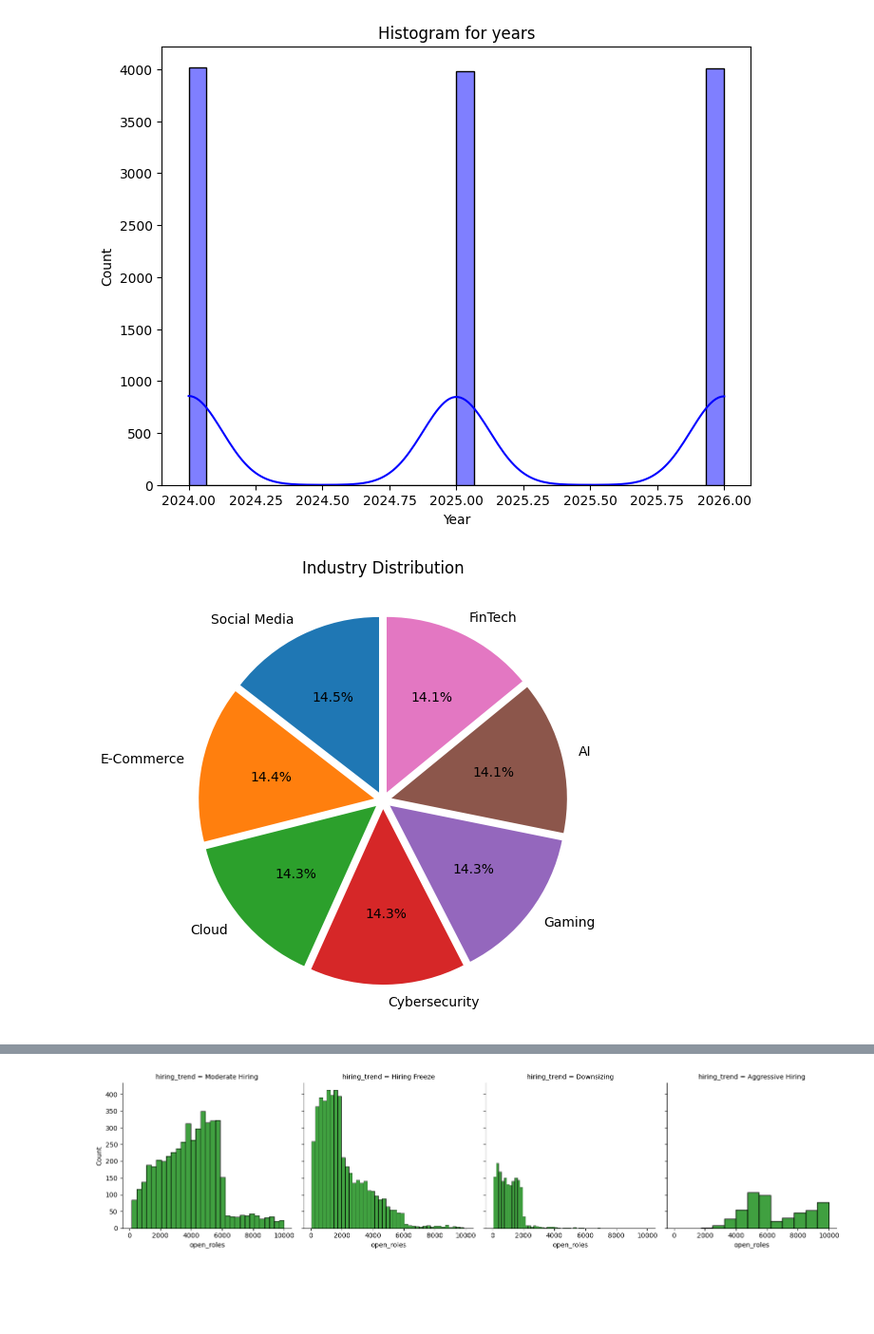
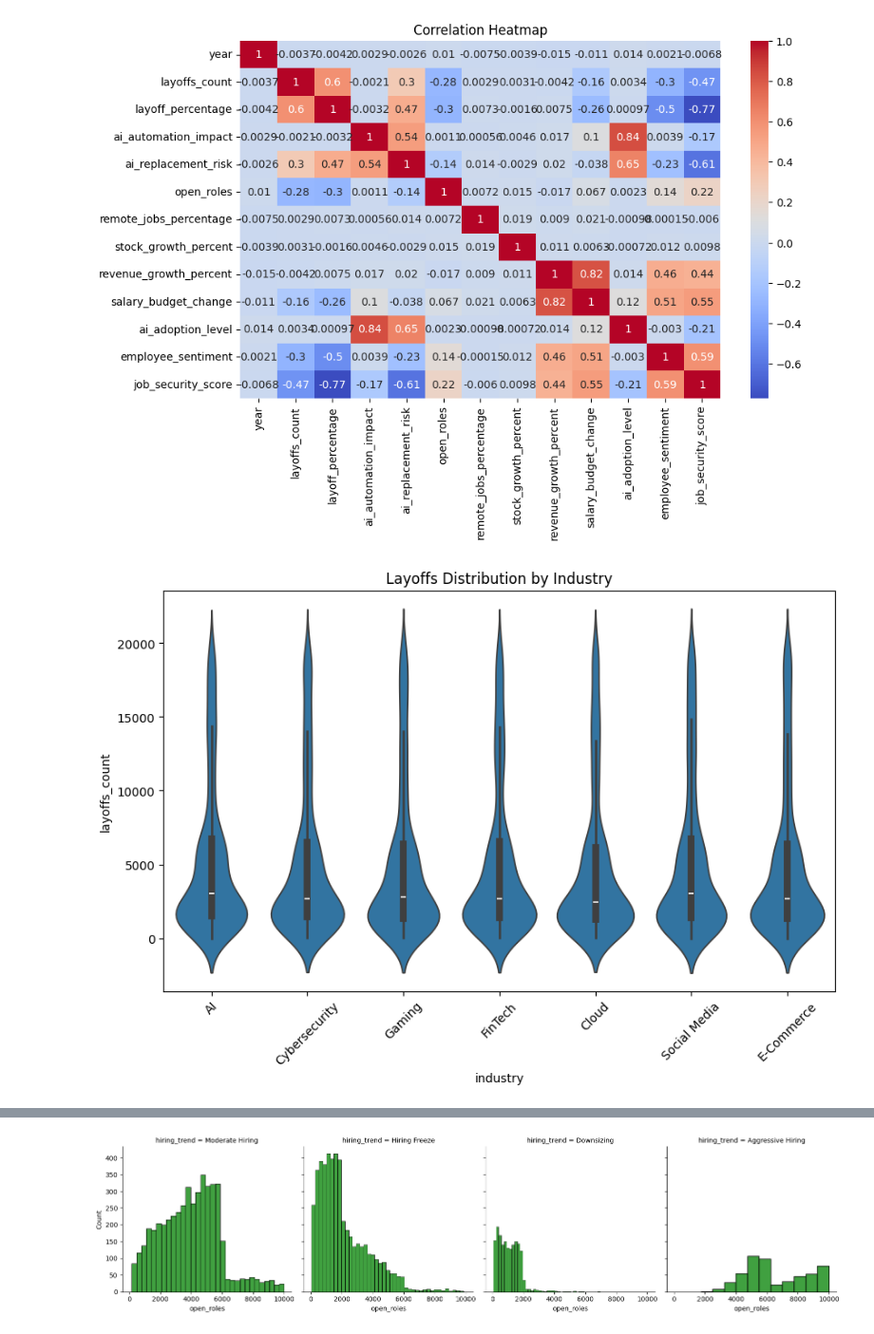
Before and after one commit to jeyasri-IT/Tech-Layoffs-Hiring-Trends-Analysis, a Jupyter notebook: layoffs.ipynb, the cells around one changed output, grey strips where cells are left out. Shown at 95% size. Saved outputs shown, nothing was run; the diff lists cells and outputs as text; code cells hidden in the pictures; blank space fills up the shorter version.

```diff
--- a/layoffs.ipynb
+++ b/layoffs.ipynb
@@ -49,2 +72,12 @@ import matplotlib.pyplot as plt
 # %%
-df = pd.read_csv("tech_layoffs_hiring_trends_elite_v2.csv", encoding="latin-1")
+plt.figure(figsize=(10,6))
+
+sns.boxplot(
+    x='industry',
+    y='layoffs_count',
+    data=df
+)
+
+plt.xticks(rotation=45)
+plt.title("Industry vs Layoffs")
+plt.show()
@@ -75,19 +100,28 @@ None
 # %%
-plt.figure(figsize=(8,6))
-sns.histplot(df['year'].dropna(),bins=30,kde=True,color= 'blue')
-plt.title('Histogram for years')
-plt.xlabel('Year')
-plt.ylabel('Count')
+plt.figure(figsize=(10,6))
+
+sns.heatmap(
+    df.corr(numeric_only=True),
+    annot=True,
+    cmap='coolwarm'
+)
+
+plt.title("Correlation Heatmap")
 plt.show()
 # %% [output]
-[figure, old version]
+[figure, new version]
 # %%
-industry = df['industry'].value_counts()
-plt.figure(figsize=(8,6))
-plt.pie(industry,labels=industry.index,
-    autopct='%1.1f%%',startangle=90,explode=[0.05] * len(industry))
-plt.title("Industry Distribution")
+plt.figure(figsize=(10,6))
+
+sns.violinplot(
+    x='industry',
+    y='layoffs_count',
+    data=df
+)
+
+plt.xticks(rotation=45)
+plt.title("Layoffs Distribution by Industry")
 plt.show()
 # %% [output]
-[figure, old version]
+[figure, new version]
 # %%
```
Also changed, not shown: parts of 10 cells of this notebook.
